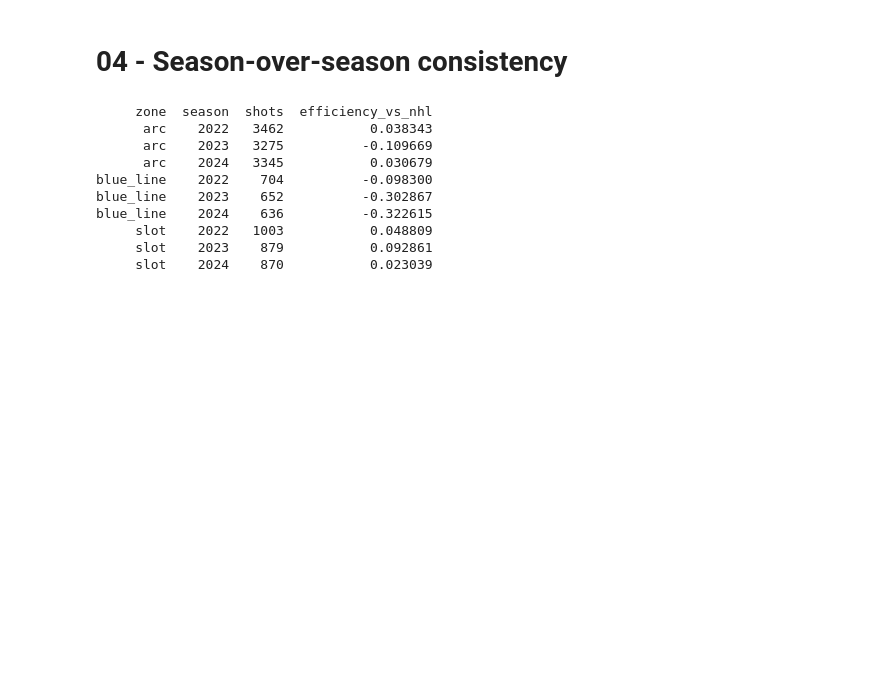
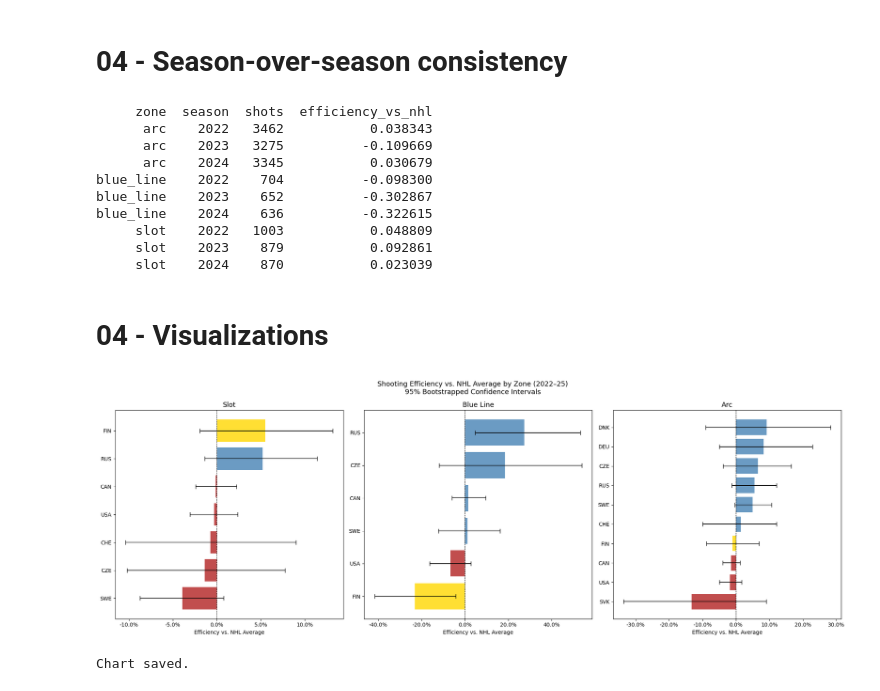
Before and after one commit to juusojf/analysis-on-finnish-nhlers-shooting-efficiency, a Jupyter notebook: notebooks/03_zone_analysis.ipynb, the cells around one changed output. Drawn from its saved outputs; the diff is of its cells as text; code cells hidden in the pictures; blank space fills up the shorter version.

```diff
--- a/notebooks/03_zone_analysis.ipynb
+++ b/notebooks/03_zone_analysis.ipynb
@@ -202,3 +202,51 @@ blue_line    2024    636          -0.322615
      slot    2022   1003           0.048809
      slot    2023    879           0.092861
      slot    2024    870           0.023039
+# %% [markdown]
+# 04 - Visualizations
+# %%
+fig, axes = plt.subplots(1, 3, figsize=(20, 7))
+zone_labels = {'slot': 'Slot', 'blue_line': 'Blue Line', 'arc': 'Arc'}
+
+for i, zone in enumerate(ZONES):
+    ax = axes[i]
+    zone_data = results_df[results_df['zone'] == zone].sort_values(
+        'efficiency_vs_nhl', ascending=True
+    )
+
+    colors = ['gold' if n == 'FIN' else
+              'steelblue' if x >= 0 else
+              'firebrick'
+              for n, x in zip(zone_data['nationality'], zone_data['efficiency_vs_nhl'])]
+
+    ax.barh(zone_data['nationality'], zone_data['efficiency_vs_nhl'], color=colors, alpha=0.8)
+
+    ax.errorbar(
+        zone_data['efficiency_vs_nhl'],
+        range(len(zone_data)),
+        xerr=[
+            zone_data['efficiency_vs_nhl'] - zone_data['ci_lower_vs_nhl'],
+            zone_data['ci_upper_vs_nhl'] - zone_data['efficiency_vs_nhl']
+        ],
+        fmt='none',
+        color='black',
+        capsize=4,
+        linewidth=1.2
+    )
+
+    ax.axvline(x=0, color='black', linewidth=0.8, linestyle='--')
+    ax.set_title(zone_labels[zone], fontsize=13)
+    ax.set_xlabel('Efficiency vs. NHL Average')
+    ax.xaxis.set_major_formatter(plt.FuncFormatter(lambda x, _: f'{x:.1%}'))
+
+plt.suptitle(
+    'Shooting Efficiency vs. NHL Average by Zone (2022–25)\n95% Bootstrapped Confidence Intervals',
+    fontsize=13
+)
+plt.tight_layout()
+plt.savefig('../visualizations/04_zone_efficiency_with_ci.png', dpi=150)
+plt.show()
+print("Chart saved.")
+# %% [output]
+[figure, added]
+Chart saved.
```
Also changed, not shown: parts of 3 cells of this notebook, 2 other files.
